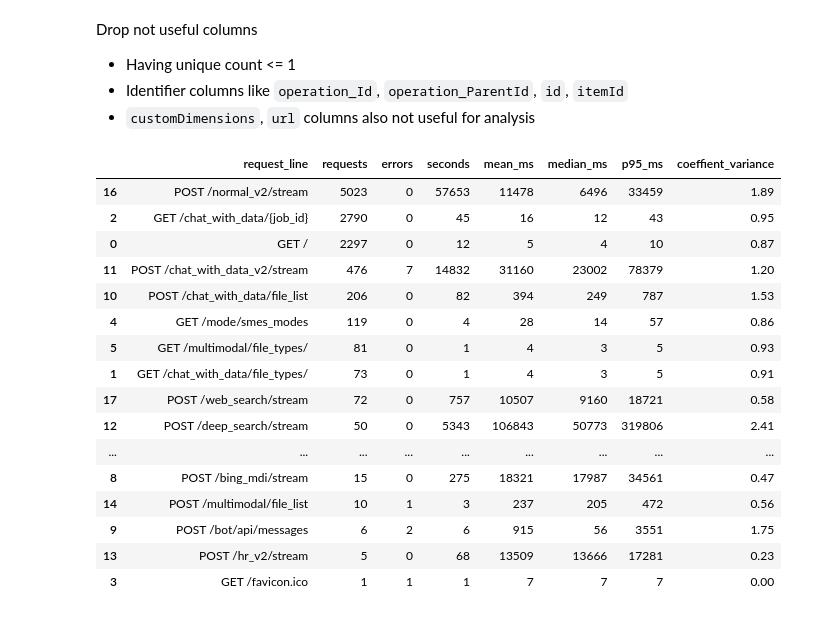
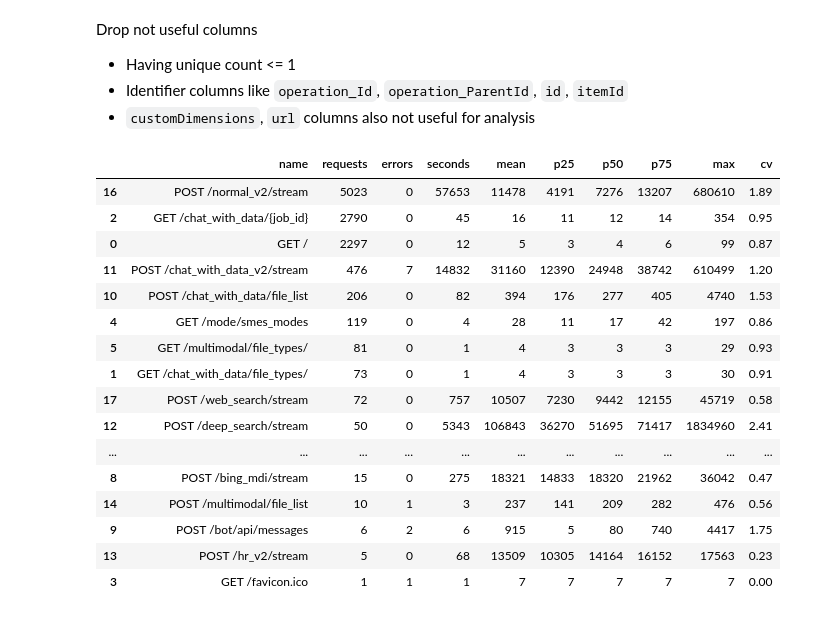
Before and after one commit to vncats/pylab, a Jupyter notebook: eda/demo.ipynb, the cells around one changed output. Cells and saved outputs as stored; diff of their text form; code cells hidden in the pictures.

```diff
--- a/eda/demo.ipynb
+++ b/eda/demo.ipynb
@@ -95,48 +91,37 @@ Drop not useful columns
 - Identifier columns like `operation_Id`, `operation_ParentId`, `id`, `itemId`
 - `customDimensions`, `url` columns also not useful for analysis
 # %%
-df = df.drop(columns=unique_count_1_cols)
-df = df.drop(columns=['operation_id', 'operation_parent_id', 'id', 'item_id', 'custom_dimensions', 'url', 'client_type', 'client_model', 'client_browser'])
-df = df.drop(columns=['success', 'cloud_role_instance'])
+df = df['timestamp_utc name duration result_code'.split()]
-# %%
-# refine columns
-df = df.rename(
-    columns={
-        "timestamp_utc": "timestamp",
-        "name": "request_line",
-        "result_code": "response_code",
-        "duration": "duration_ms"
-    }
-)
-# df = df[['timestamp', 'request_line', 'response_code', 'duration_ms', 'cloud_RoleInstance']]
 # %%
 # aggregate data frame group by request_line
-agg_df = df.groupby('request_line').agg(
-    requests=('request_line', 'count'),
-    errors=('response_code', lambda x: (x != 200).sum()),
-    seconds=('duration_ms', lambda x: math.ceil(np.sum(x) / 1000)),
-    mean_ms=('duration_ms', lambda x: math.ceil(np.mean(x))),
-    median_ms=('duration_ms', lambda x: math.ceil(np.median(x))),
-    p95_ms=('duration_ms', lambda x: math.ceil(np.percentile(x, 95))),
-    coeffient_variance=('duration_ms', lambda x: round(np.std(x) / np.mean(x), 2)),
+agg_df = df.groupby('name').agg(
+    requests=('name', 'count'),
+    errors=('result_code', lambda x: (x != 200).sum()),
+    seconds=('duration', lambda x: math.ceil(np.sum(x) / 1000)),
+    mean=('duration', lambda x: math.ceil(np.mean(x))),
+    p25=('duration', lambda x: math.ceil(np.percentile(x, 25))),
+    p50=('duration', lambda x: math.ceil(np.percentile(x, 55))),
+    p75=('duration', lambda x: math.ceil(np.percentile(x, 75))),
+    max=('duration', 'max'),
+    cv=('duration', lambda x: round(np.std(x) / np.mean(x), 2)),
 ).reset_index()
 agg_df = agg_df.sort_values(by='requests', ascending=False)
 agg_df
 # %% [output]
-|  | request_line | requests | errors | seconds | mean_ms | median_ms | p95_ms | coeffient_variance |
-| 16 | POST /normal_v2/stream | 5023 | 0 | 57653 | 11478 | 6496 | 33459 | 1.89 |
-| 2 | GET /chat_with_data/{job_id} | 2790 | 0 | 45 | 16 | 12 | 43 | 0.95 |
-| 0 | GET / | 2297 | 0 | 12 | 5 | 4 | 10 | 0.87 |
-| 11 | POST /chat_with_data_v2/stream | 476 | 7 | 14832 | 31160 | 23002 | 78379 | 1.20 |
-| 10 | POST /chat_with_data/file_list | 206 | 0 | 82 | 394 | 249 | 787 | 1.53 |
-| 4 | GET /mode/smes_modes | 119 | 0 | 4 | 28 | 14 | 57 | 0.86 |
-| 5 | GET /multimodal/file_types/ | 81 | 0 | 1 | 4 | 3 | 5 | 0.93 |
-| 1 | GET /chat_with_data/file_types/ | 73 | 0 | 1 | 4 | 3 | 5 | 0.91 |
-| 17 | POST /web_search/stream | 72 | 0 | 757 | 10507 | 9160 | 18721 | 0.58 |
-| 12 | POST /deep_search/stream | 50 | 0 | 5343 | 106843 | 50773 | 319806 | 2.41 |
-| ... | ... | ... | ... | ... | ... | ... | ... | ... |
-| 8 | POST /bing_mdi/stream | 15 | 0 | 275 | 18321 | 17987 | 34561 | 0.47 |
-| 14 | POST /multimodal/file_list | 10 | 1 | 3 | 237 | 205 | 472 | 0.56 |
-| 9 | POST /bot/api/messages | 6 | 2 | 6 | 915 | 56 | 3551 | 1.75 |
-| 13 | POST /hr_v2/stream | 5 | 0 | 68 | 13509 | 13666 | 17281 | 0.23 |
-| 3 | GET /favicon.ico | 1 | 1 | 1 | 7 | 7 | 7 | 0.00 |
+|  | name | requests | errors | seconds | mean | p25 | p50 | p75 | max | cv |
+| 16 | POST /normal_v2/stream | 5023 | 0 | 57653 | 11478 | 4191 | 7276 | 13207 | 680610 | 1.89 |
+| 2 | GET /chat_with_data/{job_id} | 2790 | 0 | 45 | 16 | 11 | 12 | 14 | 354 | 0.95 |
+| 0 | GET / | 2297 | 0 | 12 | 5 | 3 | 4 | 6 | 99 | 0.87 |
+| 11 | POST /chat_with_data_v2/stream | 476 | 7 | 14832 | 31160 | 12390 | 24948 | 38742 | 610499 | 1.20 |
+| 10 | POST /chat_with_data/file_list | 206 | 0 | 82 | 394 | 176 | 277 | 405 | 4740 | 1.53 |
+| 4 | GET /mode/smes_modes | 119 | 0 | 4 | 28 | 11 | 17 | 42 | 197 | 0.86 |
+| 5 | GET /multimodal/file_types/ | 81 | 0 | 1 | 4 | 3 | 3 | 3 | 29 | 0.93 |
+| 1 | GET /chat_with_data/file_types/ | 73 | 0 | 1 | 4 | 3 | 3 | 3 | 30 | 0.91 |
+| 17 | POST /web_search/stream | 72 | 0 | 757 | 10507 | 7230 | 9442 | 12155 | 45719 | 0.58 |
+| 12 | POST /deep_search/stream | 50 | 0 | 5343 | 106843 | 36270 | 51695 | 71417 | 1834960 | 2.41 |
+| ... | ... | ... | ... | ... | ... | ... | ... | ... | ... | ... |
+| 8 | POST /bing_mdi/stream | 15 | 0 | 275 | 18321 | 14833 | 18320 | 21962 | 36042 | 0.47 |
+| 14 | POST /multimodal/file_list | 10 | 1 | 3 | 237 | 141 | 209 | 282 | 476 | 0.56 |
+| 9 | POST /bot/api/messages | 6 | 2 | 6 | 915 | 5 | 80 | 740 | 4417 | 1.75 |
+| 13 | POST /hr_v2/stream | 5 | 0 | 68 | 13509 | 10305 | 14164 | 16152 | 17563 | 0.23 |
+| 3 | GET /favicon.ico | 1 | 1 | 1 | 7 | 7 | 7 | 7 | 7 | 0.00 |
```
Also changed, not shown: parts of 5 cells of this notebook.
